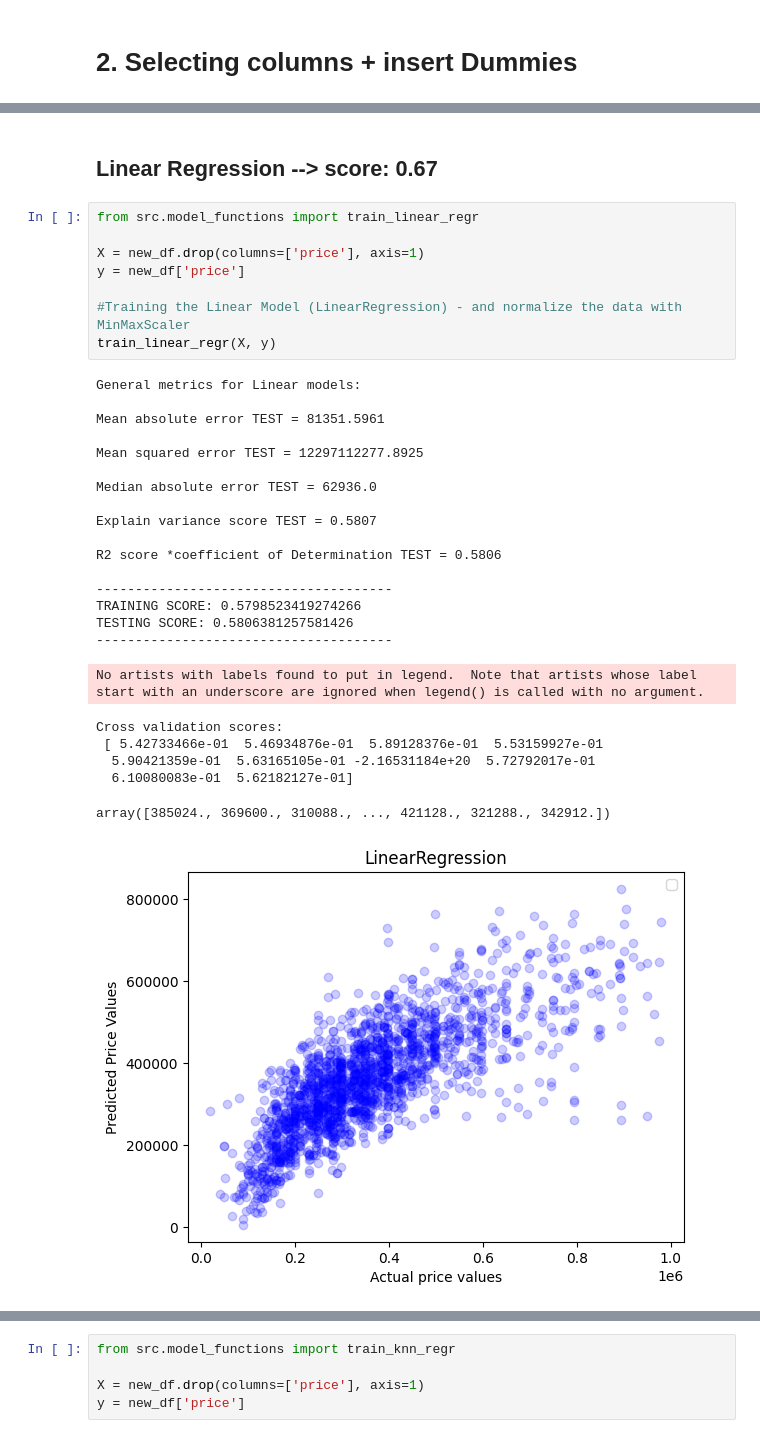
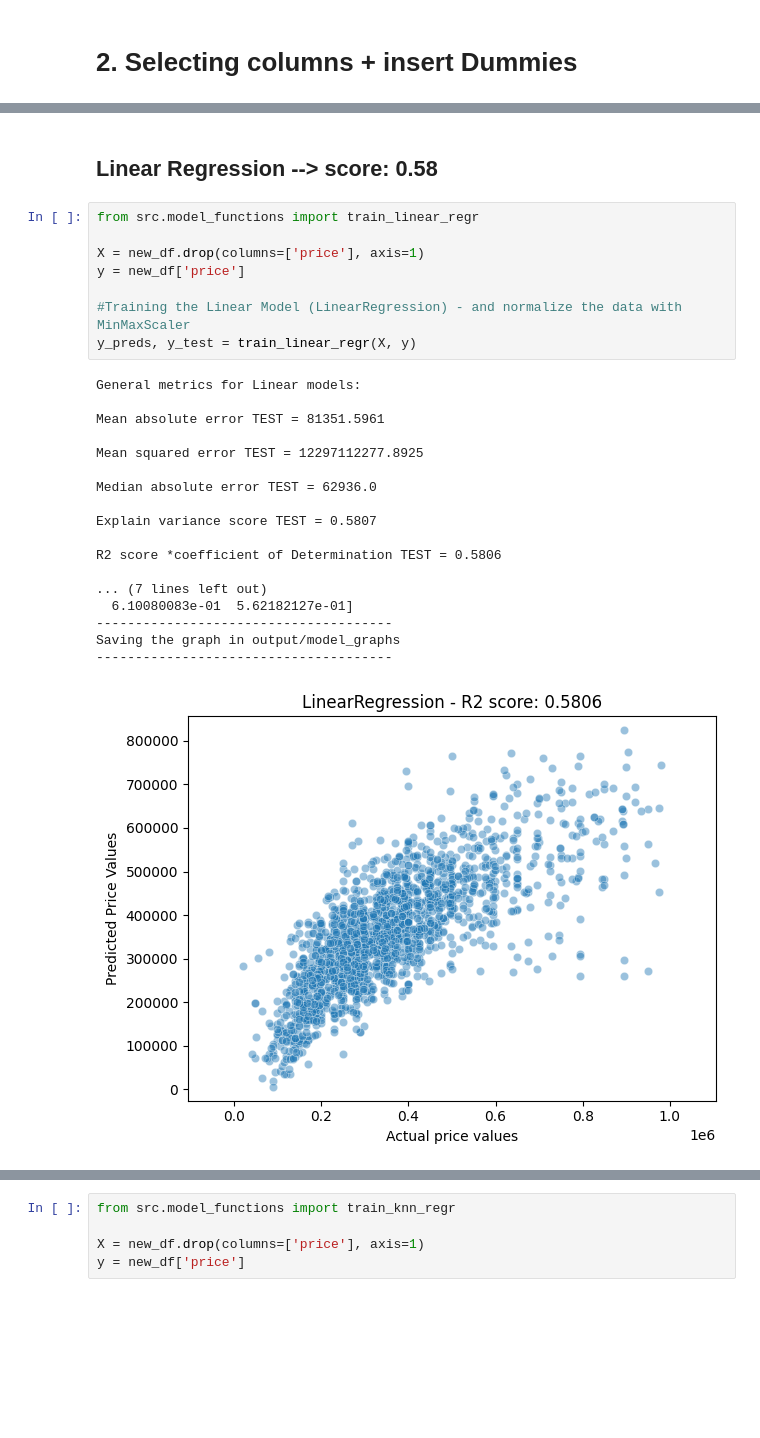
Before and after one commit to nikolaaswillaert/ImmoElizaDataAnalysis, a Jupyter notebook: main.ipynb, the cells around one changed output, grey strips where cells are left out. Cells and saved outputs as stored; diff of their text form; blank space fills up the shorter version.

```diff
--- a/main.ipynb
+++ b/main.ipynb
@@ -183,37 +198,32 @@ dummies = pd.get_dummies(df[cat_cols], columns=cat_cols)
 new_df = pd.concat([df[numerical_cols], dummies], axis=1)
 new_df.reset_index().drop(columns=['index'], inplace=True)
 # %% [markdown]
-## Linear Regression --> score: 0.67
+## Linear Regression --> score: 0.58
 # %%
 from src.model_functions import train_linear_regr
 
 X = new_df.drop(columns=['price'], axis=1)
 y = new_df['price']
 
 #Training the Linear Model (LinearRegression) - and normalize the data with MinMaxScaler
-train_linear_regr(X, y)
+y_preds, y_test = train_linear_regr(X, y)
 # %% [output]
 General metrics for Linear models:
 
 Mean absolute error TEST = 81351.5961
 
 Mean squared error TEST = 12297112277.8925
 
 Median absolute error TEST = 62936.0
 
 Explain variance score TEST = 0.5807
 
 R2 score *coefficient of Determination TEST = 0.5806
 
+... (7 lines left out)
+  6.10080083e-01  5.62182127e-01]
 --------------------------------------
-TRAINING SCORE: 0.5798523419274266
-TESTING SCORE: 0.5806381257581426
+Saving the graph in output/model_graphs
 --------------------------------------
-No artists with labels found to put in legend.  Note that artists whose label start with an underscore are ignored when legend() is called with no argument.
-Cross validation scores:
- [ 5.42733466e-01  5.46934876e-01  5.89128376e-01  5.53159927e-01
-  5.90421359e-01  5.63165105e-01 -2.16531184e+20  5.72792017e-01
-  6.10080083e-01  5.62182127e-01]
-array([385024., 369600., 310088., ..., 421128., 321288., 342912.])
-[figure, old version]
+[figure, new version]
 # %% [markdown]
```
Also changed, not shown: parts of 15 cells of this notebook, 8 other files.
